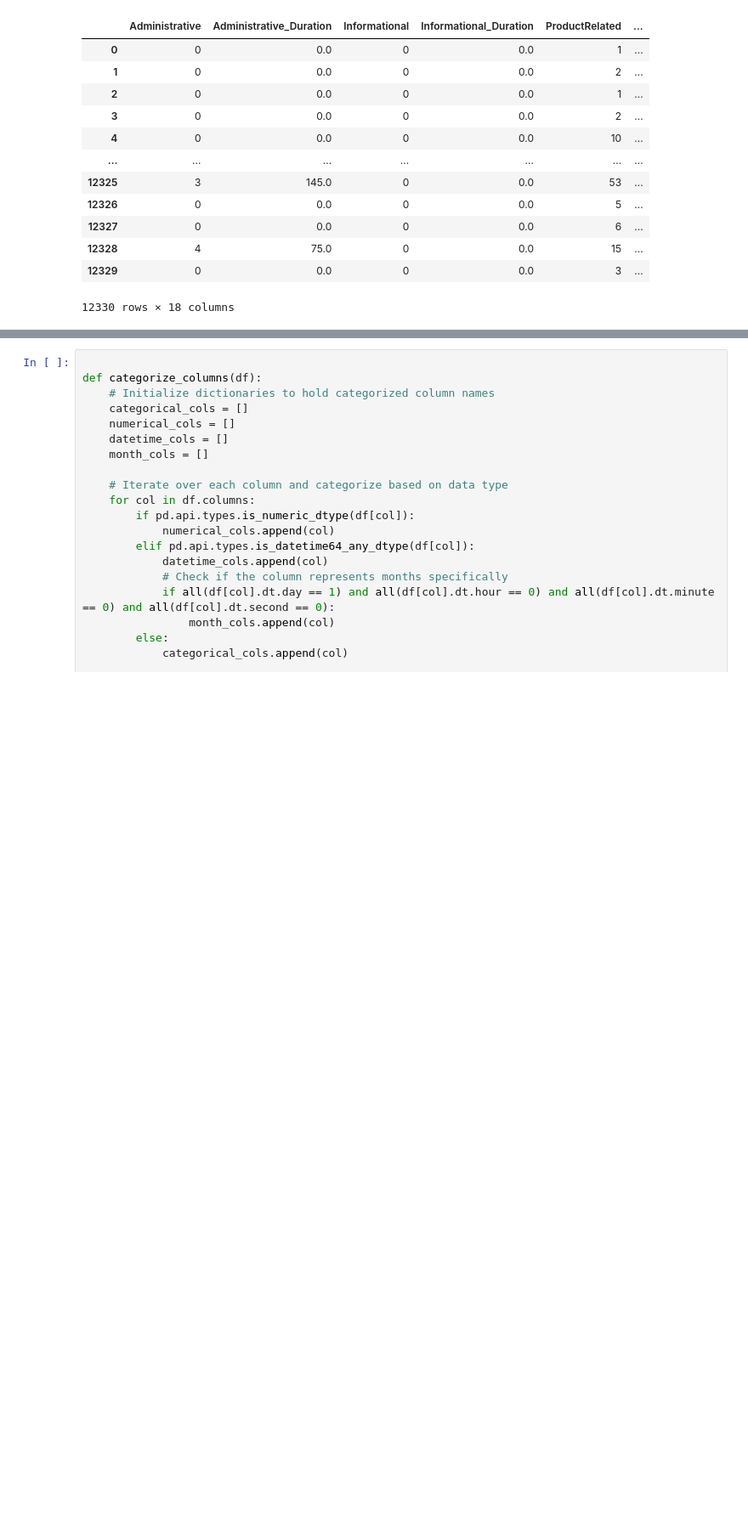
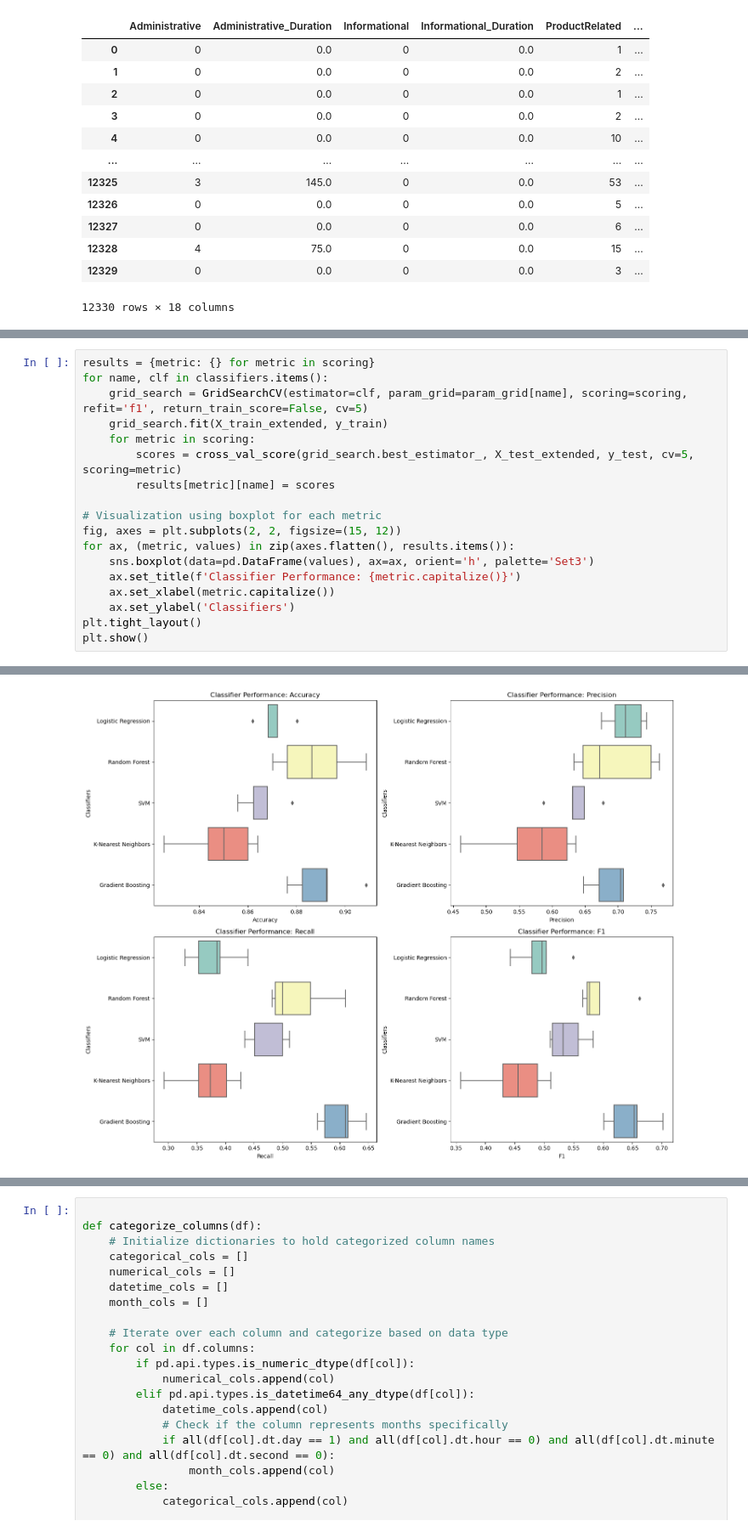
Before and after one commit to Kuvedant/PredictiveECommerceML, a Jupyter notebook: online_shoppers_data.ipynb, the cells around one changed output, grey strips where cells are left out. Shown at 85% size. Cells and saved outputs as stored; diff of their text form; blank space fills up the shorter version.

```diff
--- a/online_shoppers_data.ipynb
+++ b/online_shoppers_data.ipynb
@@ -38,0 +318,19 @@ df_oshp
+# %%
+results = {metric: {} for metric in scoring}
+for name, clf in classifiers.items():
+    grid_search = GridSearchCV(estimator=clf, param_grid=param_grid[name], scoring=scoring, refit='f1', return_train_score=False, cv=5)
+    grid_search.fit(X_train_extended, y_train)
+    for metric in scoring:
+        scores = cross_val_score(grid_search.best_estimator_, X_test_extended, y_test, cv=5, scoring=metric)
+        results[metric][name] = scores
+
+# Visualization using boxplot for each metric
+fig, axes = plt.subplots(2, 2, figsize=(15, 12))
+for ax, (metric, values) in zip(axes.flatten(), results.items()):
+    sns.boxplot(data=pd.DataFrame(values), ax=ax, orient='h', palette='Set3')
+    ax.set_title(f'Classifier Performance: {metric.capitalize()}')
+    ax.set_xlabel(metric.capitalize())
+    ax.set_ylabel('Classifiers')
+plt.tight_layout()
+plt.show()
+# %% [output]
@@ -38,0 +354 @@ df_oshp
+[figure, added]
```
Also changed, not shown: parts of 10 cells of this notebook, 7 other files.
